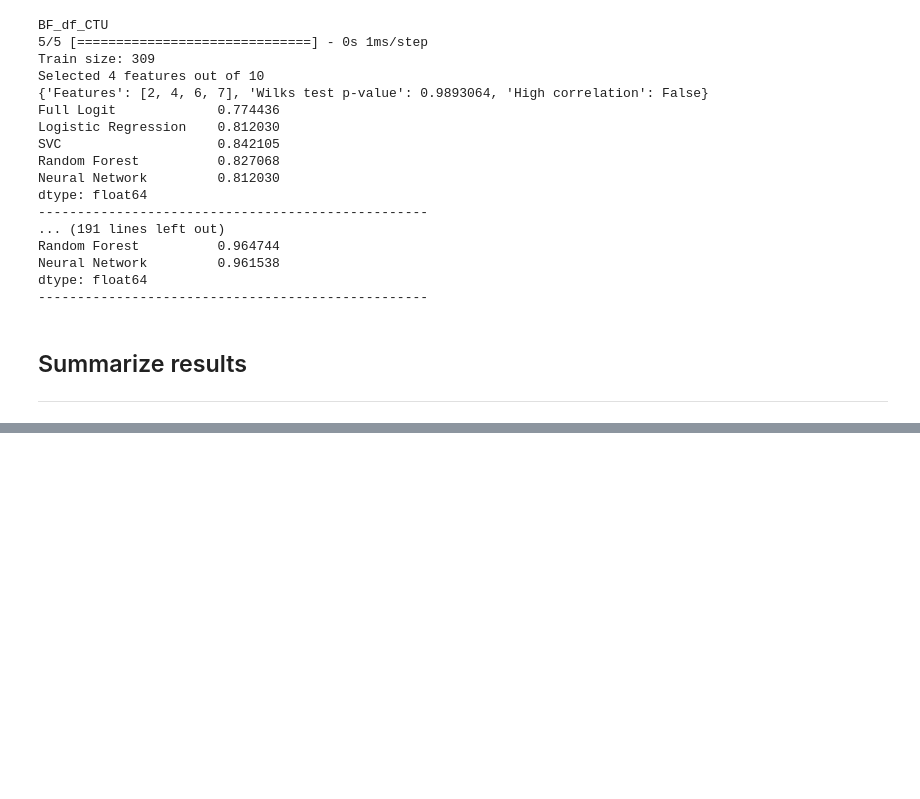
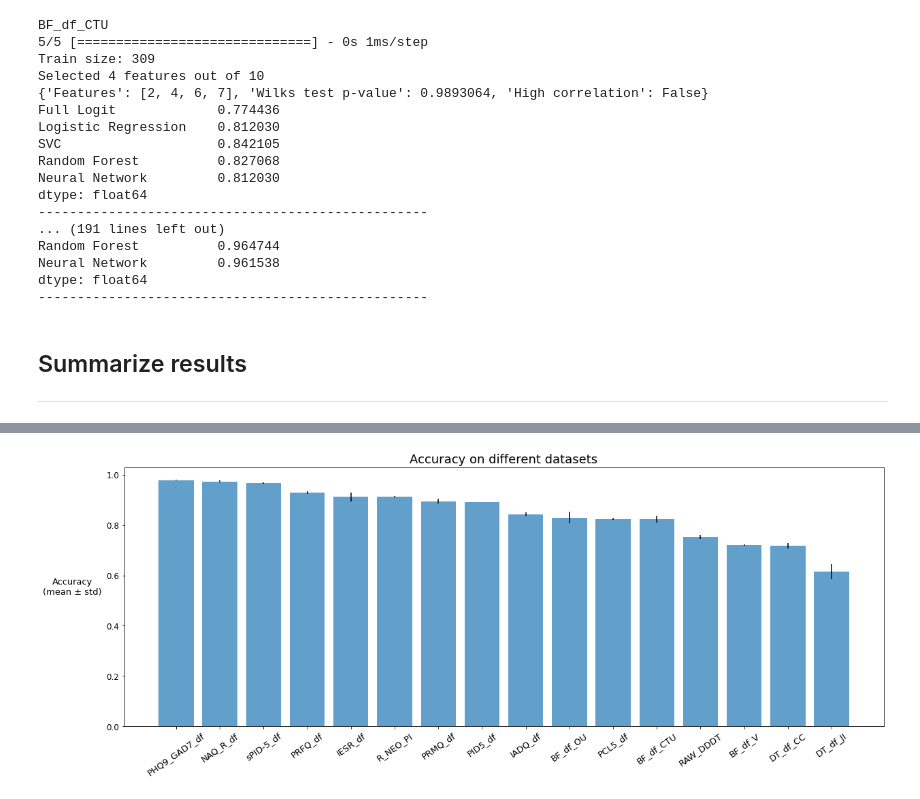
Before and after one commit to MattiaBrocco/Model-agnostic-feature-selection, a Jupyter notebook: CBSD Project MB.ipynb, the cells around one changed output, grey strips where cells are left out. Drawn from its saved outputs; the diff is of its cells as text; code cells hidden in the pictures; blank space fills up the shorter version.

Commit message:
Added graphs

```diff
--- a/CBSD Project MB.ipynb
+++ b/CBSD Project MB.ipynb
@@ -179,0 +183,15 @@ summary
+# %%
+plt.figure(figsize = (20, 7))
+plt.bar(x = summary.sort_values("Avg Acc. on selected features",
+                                ascending = False)["Dataset name"],
+        height = summary.sort_values("Avg Acc. on selected features",
+                                     ascending = False)["Avg Acc. on selected features"],
+        yerr = summary.sort_values("Avg Acc. on selected features",
+                                   ascending = False)["Accuracy Std on selected features"], alpha = .7)
+plt.xticks(rotation = 35, fontsize = 13)
+plt.yticks(fontsize = 12)
+plt.ylabel("Accuracy\n(mean ± std)", fontsize = 13, rotation = 0, labelpad = 50)
+plt.title("Accuracy on different datasets", fontsize = 18)
+plt.show()
+# %% [output]
+[figure, added]
```
Also changed, not shown: parts of 4 cells of this notebook, 2 other files.
